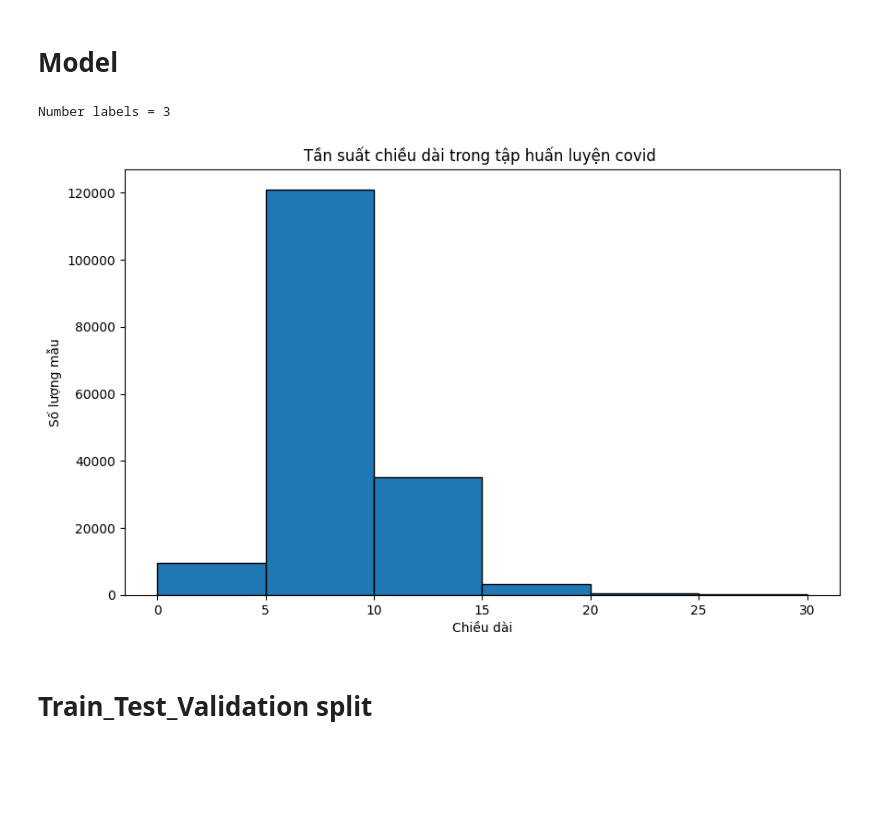
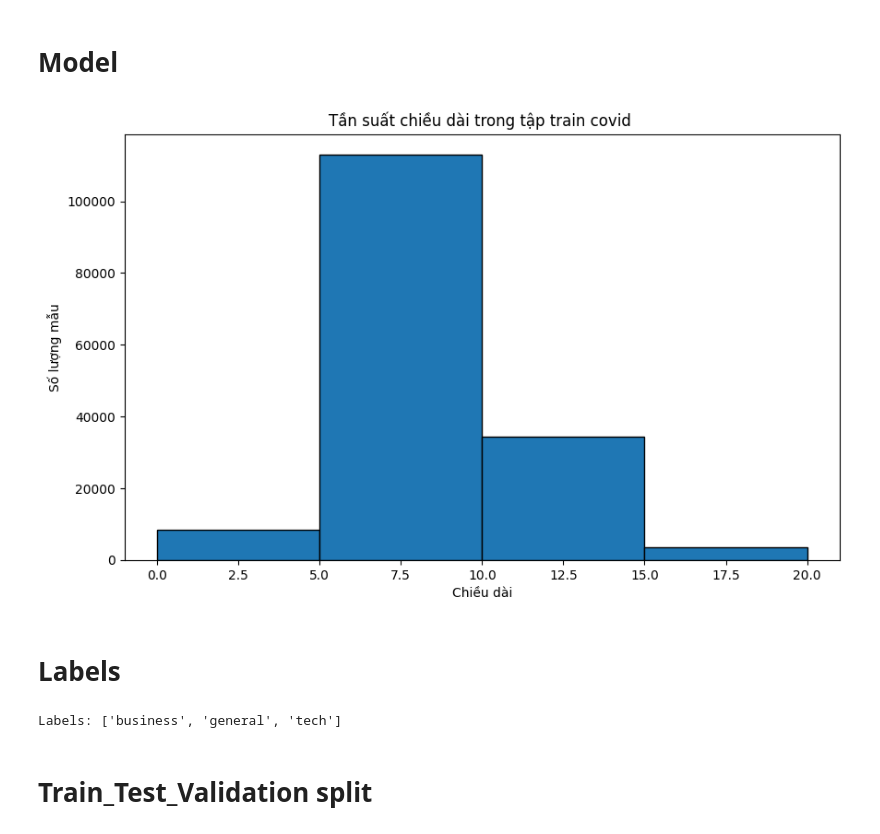
Before and after one commit to TriHoaiLoc/text_classification, a Jupyter notebook: Text_Classification - covid.ipynb, the cells around one changed output. Saved outputs shown, nothing was run; the diff lists cells and outputs as text; code cells hidden in the pictures; blank space fills up the shorter version.

```diff
--- a/Text_Classification - covid.ipynb
+++ b/Text_Classification - covid.ipynb
@@ -297,29 +301,20 @@ memory usage: 7.1+ MB
 # %%
-import ast
+# import ast
 
-selected_df = pd.read_csv("data/covid_tokenizer.csv",  converters={'Text': ast.literal_eval})
+# selected_df = pd.read_csv("data/covid_tokenizer.csv",  converters={'Text': ast.literal_eval})
 
-number_per = 80000
-# Khởi tạo danh sách để lưu trữ văn bản đã chọn
-data_tokenizer = pd.DataFrame(columns=['Text', 'Label'])
+# number_per = 80000
+# # Khởi tạo danh sách để lưu trữ văn bản đã chọn
+# data_tokenizer = pd.DataFrame(columns=['Text', 'Label'])
 
-for Label in selected_df["Label"].unique():
-    label_indices = selected_df[selected_df['Label'] == Label].index
+# for Label in selected_df["Label"].unique():
+#     label_indices = selected_df[selected_df['Label'] == Label].index
 
 
-    # Lấy mẫu ngẫu nhiên từ các chỉ mục thuộc nhãn hiện tại
-    selected_indices = np.random.choice(label_indices, size=min(number_per, len(label_indices)), replace=False)
+#     # Lấy mẫu ngẫu nhiên từ các chỉ mục thuộc nhãn hiện tại
+#     selected_indices = np.random.choice(label_indices, size=min(number_per, len(label_indices)), replace=False)
 
-    # Thêm các dòng đã chọn vào DataFrame mới
-    data_tokenizer = pd.concat([data_tokenizer, selected_df.loc[selected_indices]])
+#     # Thêm các dòng đã chọn vào DataFrame mới
+#     data_tokenizer = pd.concat([data_tokenizer, selected_df.loc[selected_indices]])
 
-data_tokenizer.info()
-
-# Đặt kích thước của hình vẽ
-plt.figure(figsize=(10, 6))
-# Vẽ biểu đồ tần suất
-plt.hist(data_tokenizer["Label"].values, bins=25, edgecolor='black')  # bins là số lượng cột trong histogram
-plt.title('Thống kê số lượng mẫu trong mỗi nhãn của tập Covid')
-plt.xlabel('Chiều dài')
-plt.ylabel('Số lượng mẫu')
-plt.show()
+# data_tokenizer.info()
@@ -353,5 +348,5 @@ def decode_label(label):
 # %%
-max_length = 20
+max_length = 30
 
 def tokenization(data):
     Text_col = data["Text"]
@@ -427,41 +406,53 @@ plt.show()
 # %% [markdown]
 # Model
 # %%
-classes = data_tokenizer['Label'].nunique()
-print(f"Number labels = {classes}")
-
-def create_model(hidden_layers):
+def create_model(labels, LSTM_layers, hidden_layers):
     model = Sequential()
     model.add(embedding)
-    model.add(LSTM(hidden_layers, return_sequences=True))
-    model.add(LSTM(hidden_layers, return_sequences=True))
-    model.add(LSTM(hidden_layers, return_sequences=True))
+
+    for i in range(LSTM_layers):
+        model.add(LSTM(hidden_layers, return_sequences=True))
+
     model.add(SeqSelfAttention())
     model.add(Flatten())
-    model.add(Dense(classes, activation="softmax"))
+    model.add(Dense(labels, activation="softmax"))
 
     # Model compiling
     model.compile(optimizer='adam', loss='sparse_categorical_crossentropy', metrics=['accuracy'])
 
     return model
-# %% [output]
-Number labels = 3
 # %%
 # Chia dataset thành tập training thành train_val và test
 X_train_val, X_test = train_test_split(data_tokenizer["Text"], test_size=0.2, random_state=40)
+
 lengths = []
 for i in X_train_val:
     lengths.append(len(i))
 # Đặt kích thước của hình vẽ
 plt.figure(figsize=(10, 6))
 # Vẽ biểu đồ tần suất
-plt.hist(lengths, bins=[0, 5, 10, 15, 20, 25, 30], edgecolor='black')  # bins là số lượng cột trong histogram
-plt.title('Tần suất chiều dài trong tập huấn luyện covid ')
+plt.hist(lengths, bins=[0, 5, 10, 15, 20], edgecolor='black')  # bins là số lượng cột trong histogram
+plt.title('Tần suất chiều dài trong tập train covid ')
 plt.xlabel('Chiều dài')
 plt.ylabel('Số lượng mẫu')
 plt.show()
 # %% [output]
-[figure, old version]
+[figure, new version]
+# %% [markdown]
+# Labels
+# %%
+# encode label
+label_encoder = LabelEncoder()
+label_encoder.fit(data_tokenizer["Label"].values)
+print('\nLabels:',list(label_encoder.classes_), '\n')
+
+def encode_label(label):
+    return label_encoder.transform(label)
+
+def decode_label(label):
+    return label_encoder.inverse_transform(label)
+# %% [output]
+Labels: ['business', 'general', 'tech']
 # %% [markdown]
 # Train_Test_Validation split
 # %%
```
Also changed, not shown: parts of 31 cells of this notebook, 25 other files.
